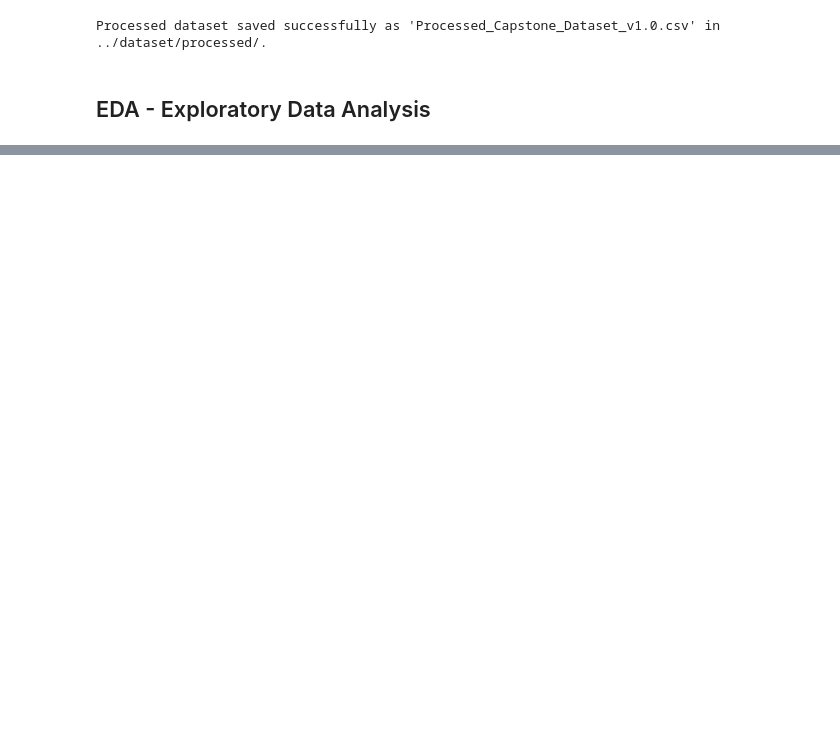
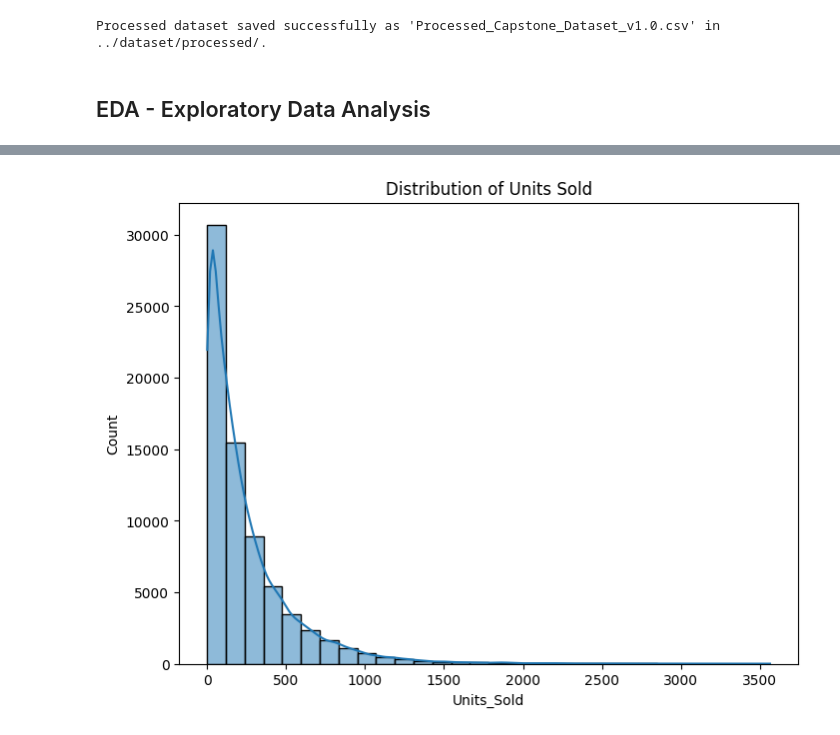
Before and after one commit to shubhi/deloitte-capstone-demand-forecasting, a Jupyter notebook: notebooks/data_analysis.ipynb, the cells around one changed output, grey strips where cells are left out. Drawn from its saved outputs; the diff is of its cells as text; code cells hidden in the pictures; blank space fills up the shorter version.

```diff
--- a/notebooks/data_analysis.ipynb
+++ b/notebooks/data_analysis.ipynb
@@ -167,0 +225,7 @@ df.head()
+# %%
+plt.figure(figsize=(8, 6))
+sns.histplot(df['Units_Sold'], bins=30, kde=True)
+plt.title('Distribution of Units Sold')
+plt.show()
+# %% [output]
+[figure, added]
```
Also changed, not shown: parts of 22 cells of this notebook, 4 other files.
